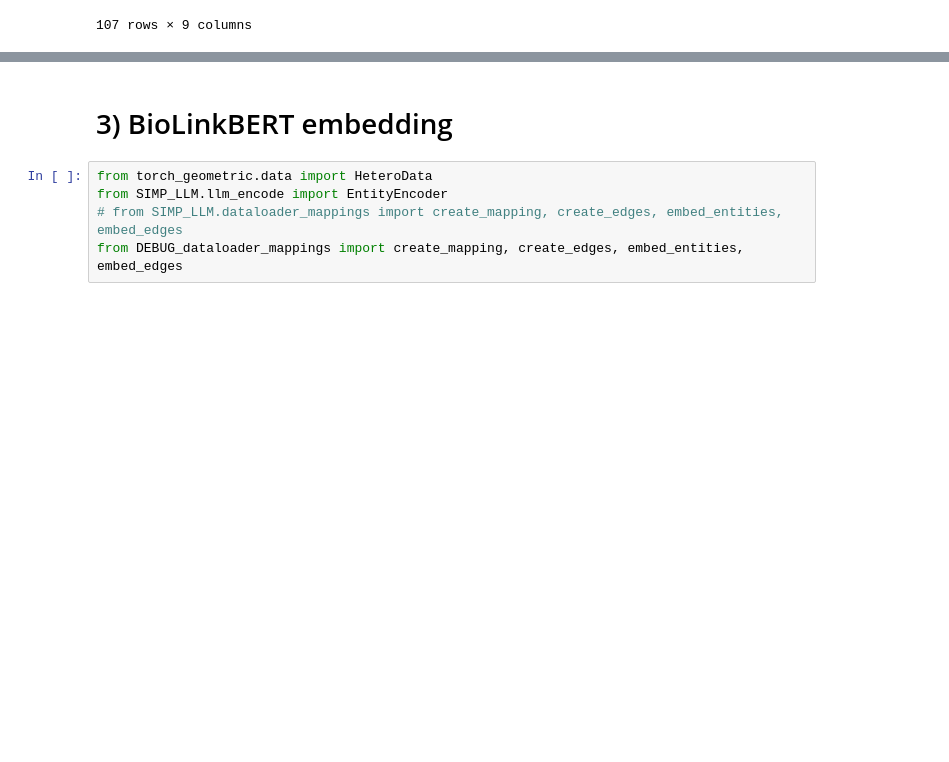
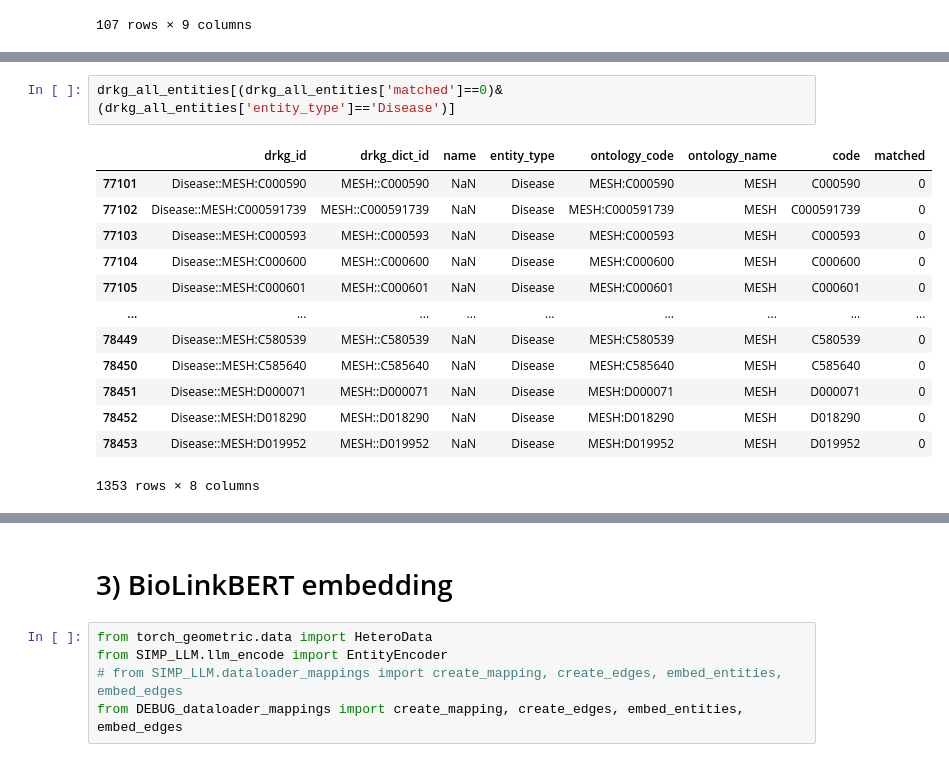
Before and after one commit to Ale9806/SIMPLLM, a Jupyter notebook: Debug/DEBUG DRKG_mapping_with_BiolinkBERT and graphsage.ipynb, the cells around one changed output, grey strips where cells are left out. Saved outputs shown, nothing was run; the diff lists cells and outputs as text; blank space fills up the shorter version.

```diff
--- a/Debug/DEBUG DRKG_mapping_with_BiolinkBERT and graphsage.ipynb
+++ b/Debug/DEBUG DRKG_mapping_with_BiolinkBERT and graphsage.ipynb
@@ -210,0 +259,16 @@ relation_df
+# %%
+drkg_all_entities[(drkg_all_entities['matched']==0)&(drkg_all_entities['entity_type']=='Disease')]
+# %% [output]
+|  | drkg_id | drkg_dict_id | name | entity_type | ontology_code | ontology_name | code | matched |
+| 77101 | Disease::MESH:C000590 | MESH::C000590 | NaN | Disease | MESH:C000590 | MESH | C000590 | 0 |
+| 77102 | Disease::MESH:C000591739 | MESH::C000591739 | NaN | Disease | MESH:C000591739 | MESH | C000591739 | 0 |
+| 77103 | Disease::MESH:C000593 | MESH::C000593 | NaN | Disease | MESH:C000593 | MESH | C000593 | 0 |
+| 77104 | Disease::MESH:C000600 | MESH::C000600 | NaN | Disease | MESH:C000600 | MESH | C000600 | 0 |
+| 77105 | Disease::MESH:C000601 | MESH::C000601 | NaN | Disease | MESH:C000601 | MESH | C000601 | 0 |
+| ... | ... | ... | ... | ... | ... | ... | ... | ... |
+| 78449 | Disease::MESH:C580539 | MESH::C580539 | NaN | Disease | MESH:C580539 | MESH | C580539 | 0 |
+| 78450 | Disease::MESH:C585640 | MESH::C585640 | NaN | Disease | MESH:C585640 | MESH | C585640 | 0 |
+| 78451 | Disease::MESH:D000071 | MESH::D000071 | NaN | Disease | MESH:D000071 | MESH | D000071 | 0 |
+| 78452 | Disease::MESH:D018290 | MESH::D018290 | NaN | Disease | MESH:D018290 | MESH | D018290 | 0 |
+| 78453 | Disease::MESH:D019952 | MESH::D019952 | NaN | Disease | MESH:D019952 | MESH | D019952 | 0 |
+1353 rows × 8 columns
```
Also changed, not shown: parts of 15 cells of this notebook, 3 other files.
